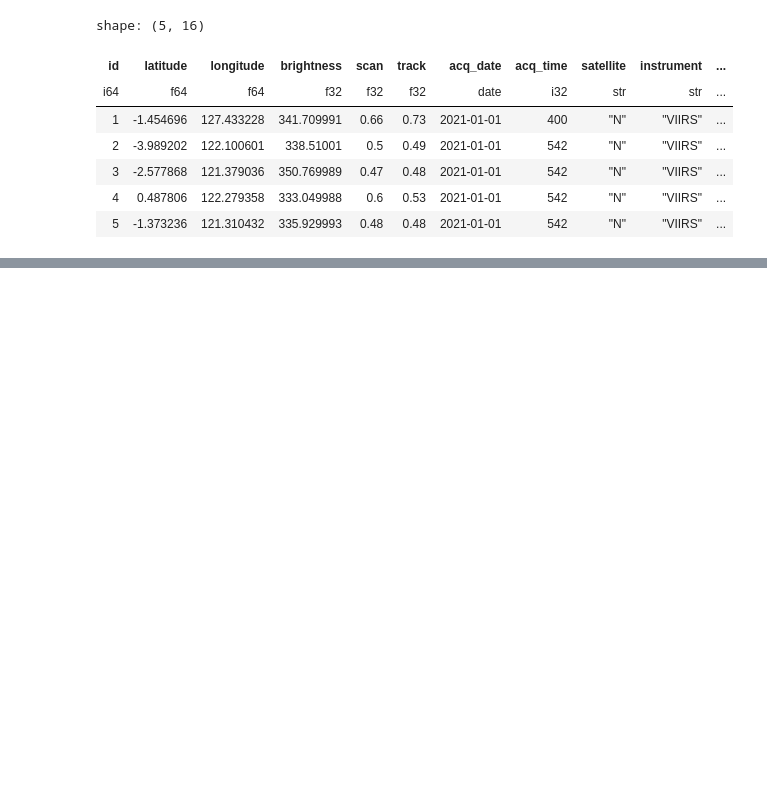
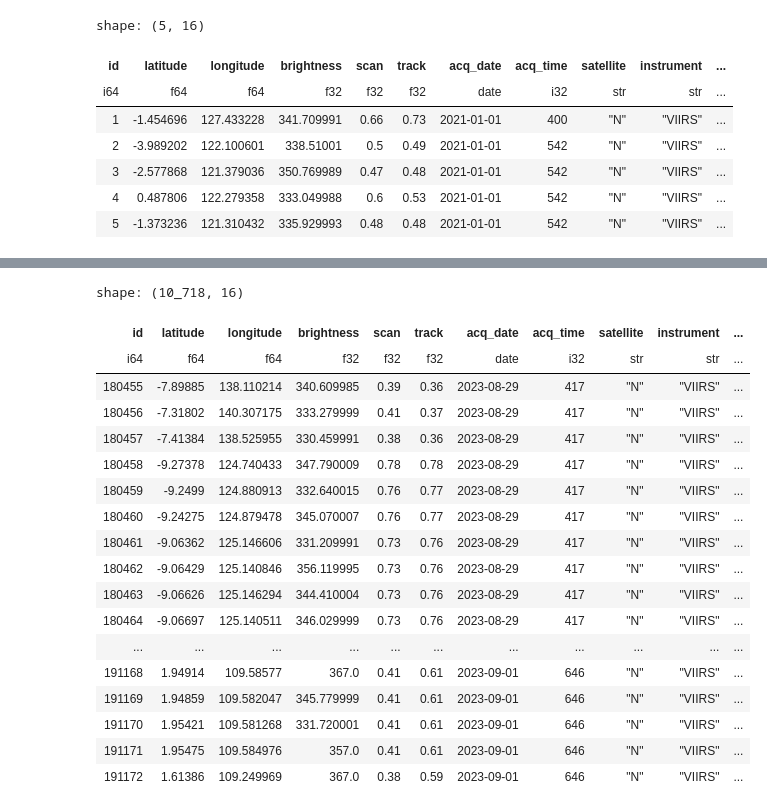
Before and after one commit to datawithalvin/integrated-active-fires, a Jupyter notebook: notebooks/insert-viirs-historical.ipynb, the cells around one changed output, grey strips where cells are left out. Cells and saved outputs as stored; diff of their text form; code cells hidden in the pictures; blank space fills up the shorter version.

```diff
--- a/notebooks/insert-viirs-historical.ipynb
+++ b/notebooks/insert-viirs-historical.ipynb
@@ -165,0 +209,30 @@ concatenated_hist.write_database(table_name="viirs_snpp_raw",  connection=CONNEC
+# %%
+CONNECTION_URI = config.get("CONNECTION_URI")
+
+query = """
+    SELECT *
+    FROM viirs_snpp_raw
+    WHERE acq_date > CURRENT_DATE - INTERVAL '7 day'"""
+
+last_data = pl.read_database_uri(query=query, uri=CONNECTION_URI)
+last_data
+# %% [output]
+shape: (10_718, 16)
+| id | latitude | longitude | brightness | scan | track | acq_date | acq_time | satellite | instrument | ... |
+| i64 | f64 | f64 | f32 | f32 | f32 | date | i32 | str | str | ... |
+| 180455 | -7.89885 | 138.110214 | 340.609985 | 0.39 | 0.36 | 2023-08-29 | 417 | "N" | "VIIRS" | ... |
+| 180456 | -7.31802 | 140.307175 | 333.279999 | 0.41 | 0.37 | 2023-08-29 | 417 | "N" | "VIIRS" | ... |
+| 180457 | -7.41384 | 138.525955 | 330.459991 | 0.38 | 0.36 | 2023-08-29 | 417 | "N" | "VIIRS" | ... |
+| 180458 | -9.27378 | 124.740433 | 347.790009 | 0.78 | 0.78 | 2023-08-29 | 417 | "N" | "VIIRS" | ... |
+| 180459 | -9.2499 | 124.880913 | 332.640015 | 0.76 | 0.77 | 2023-08-29 | 417 | "N" | "VIIRS" | ... |
+| 180460 | -9.24275 | 124.879478 | 345.070007 | 0.76 | 0.77 | 2023-08-29 | 417 | "N" | "VIIRS" | ... |
+| 180461 | -9.06362 | 125.146606 | 331.209991 | 0.73 | 0.76 | 2023-08-29 | 417 | "N" | "VIIRS" | ... |
+| 180462 | -9.06429 | 125.140846 | 356.119995 | 0.73 | 0.76 | 2023-08-29 | 417 | "N" | "VIIRS" | ... |
+| 180463 | -9.06626 | 125.146294 | 344.410004 | 0.73 | 0.76 | 2023-08-29 | 417 | "N" | "VIIRS" | ... |
+| 180464 | -9.06697 | 125.140511 | 346.029999 | 0.73 | 0.76 | 2023-08-29 | 417 | "N" | "VIIRS" | ... |
+| ... | ... | ... | ... | ... | ... | ... | ... | ... | ... | ... |
+| 191168 | 1.94914 | 109.58577 | 367.0 | 0.41 | 0.61 | 2023-09-01 | 646 | "N" | "VIIRS" | ... |
+| 191169 | 1.94859 | 109.582047 | 345.779999 | 0.41 | 0.61 | 2023-09-01 | 646 | "N" | "VIIRS" | ... |
+| 191170 | 1.95421 | 109.581268 | 331.720001 | 0.41 | 0.61 | 2023-09-01 | 646 | "N" | "VIIRS" | ... |
+| 191171 | 1.95475 | 109.584976 | 357.0 | 0.41 | 0.61 | 2023-09-01 | 646 | "N" | "VIIRS" | ... |
+| 191172 | 1.61386 | 109.249969 | 367.0 | 0.38 | 0.59 | 2023-09-01 | 646 | "N" | "VIIRS" | ... |
```
Also changed, not shown: parts of 5 cells of this notebook, 5 other files.
